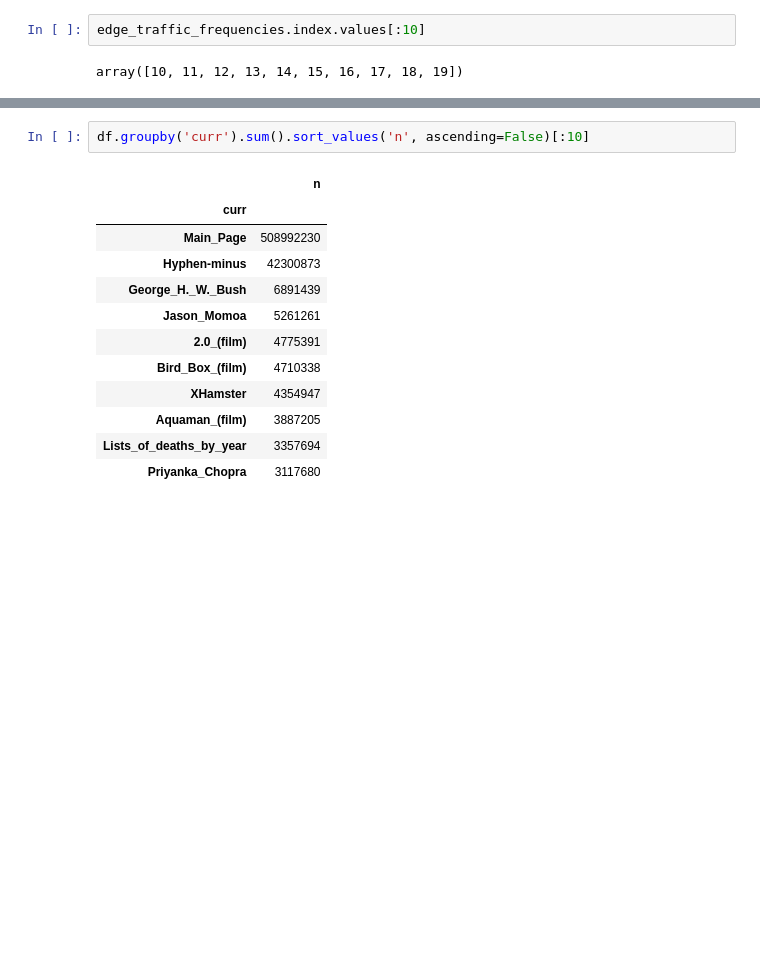
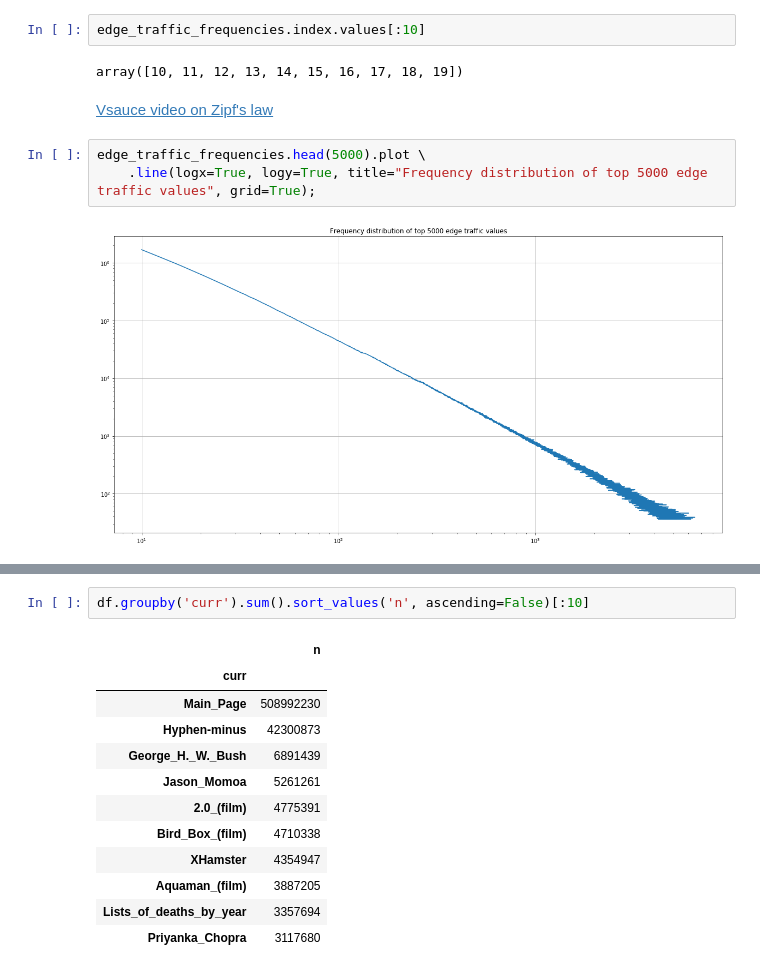
Before and after one commit to 33eyes/wiki-clickstream-graph, a Jupyter notebook: checking_a_sample_raw_dataset.ipynb, the cells around one changed output, grey strips where cells are left out. Drawn from its saved outputs; the diff is of its cells as text; blank space fills up the shorter version.

```diff
--- a/checking_a_sample_raw_dataset.ipynb
+++ b/checking_a_sample_raw_dataset.ipynb
@@ -265,3 +283,10 @@ array([1686994, 1480409, 1312870, 1174193, 1058272,  961969,  876627,
 edge_traffic_frequencies.index.values[:10]
 # %% [output]
 array([10, 11, 12, 13, 14, 15, 16, 17, 18, 19])
+# %% [markdown]
+[Vsauce video on Zipf's law](https://www.youtube.com/watch?v=fCn8zs912OE)
+# %%
+edge_traffic_frequencies.head(5000).plot \
+    .line(logx=True, logy=True, title="Frequency distribution of top 5000 edge traffic values", grid=True);
+# %% [output]
+[figure, added]
```
Also changed, not shown: parts of 17 cells of this notebook.
